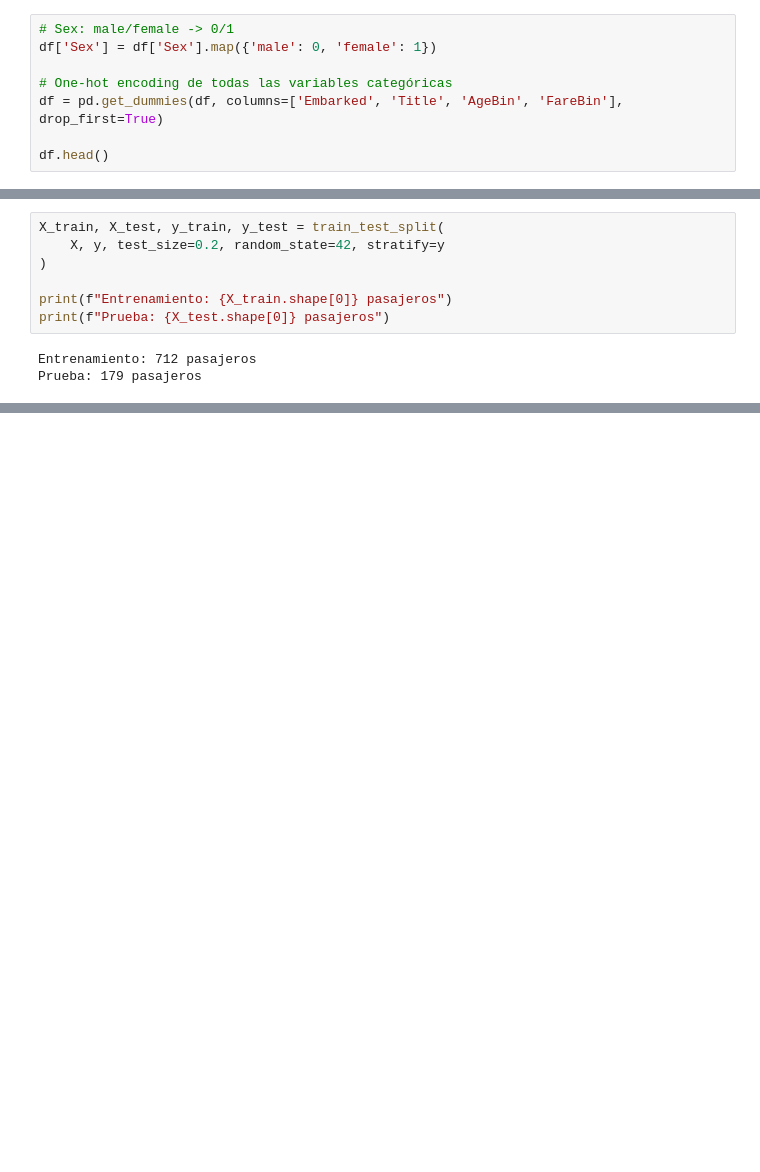
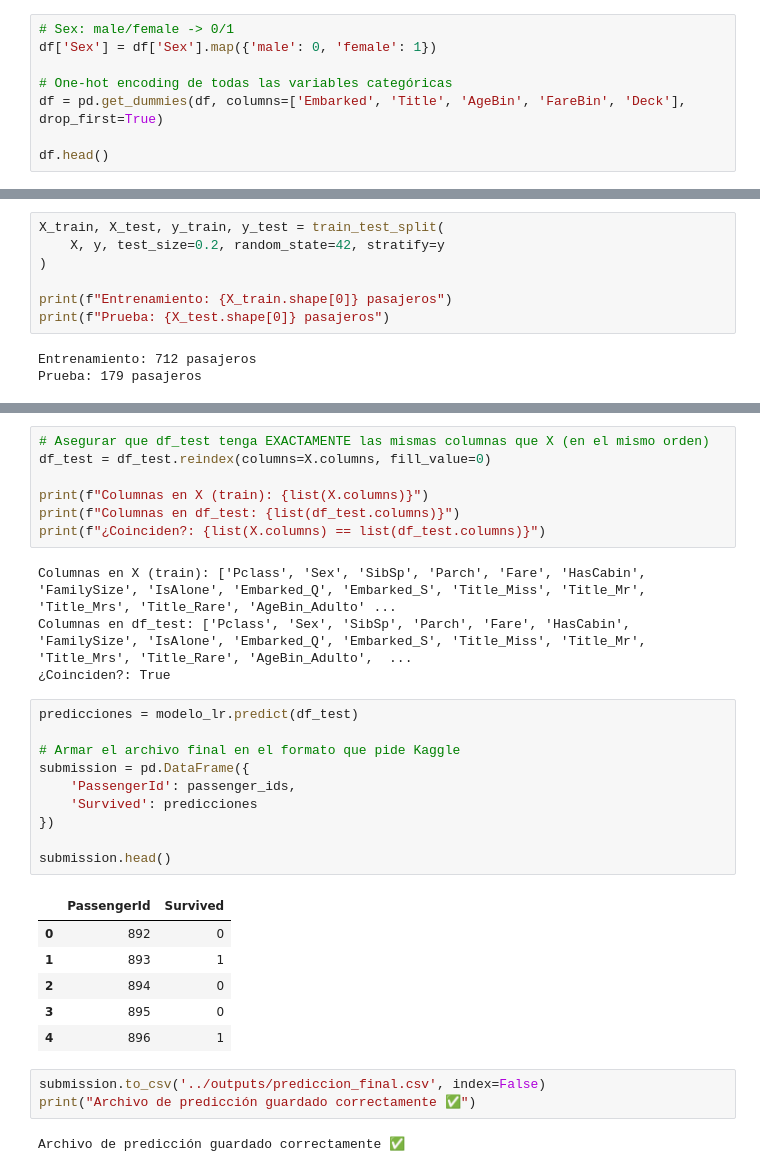
Before and after one commit to cuacmiau25-ctrl/predition-titanic-model, a Jupyter notebook: notebooks/03_modelo.ipynb, the cells around one changed output, grey strips where cells are left out. Saved outputs shown, nothing was run; the diff lists cells and outputs as text; blank space fills up the shorter version.

```diff
--- a/notebooks/03_modelo.ipynb
+++ b/notebooks/03_modelo.ipynb
@@ -21,7 +21,7 @@ df.head()
 df['Sex'] = df['Sex'].map({'male': 0, 'female': 1})
 
 # One-hot encoding de todas las variables categóricas
-df = pd.get_dummies(df, columns=['Embarked', 'Title', 'AgeBin', 'FareBin'], drop_first=True)
+df = pd.get_dummies(df, columns=['Embarked', 'Title', 'AgeBin', 'FareBin', 'Deck'], drop_first=True)
 
 df.head()
 # %% [output]
@@ -338,0 +413,33 @@ Diferencia: 0.087
+# %%
+# Asegurar que df_test tenga EXACTAMENTE las mismas columnas que X (en el mismo orden)
+df_test = df_test.reindex(columns=X.columns, fill_value=0)
+
+print(f"Columnas en X (train): {list(X.columns)}")
+print(f"Columnas en df_test: {list(df_test.columns)}")
+print(f"¿Coinciden?: {list(X.columns) == list(df_test.columns)}")
+# %% [output]
+Columnas en X (train): ['Pclass', 'Sex', 'SibSp', 'Parch', 'Fare', 'HasCabin', 'FamilySize', 'IsAlone', 'Embarked_Q', 'Embarked_S', 'Title_Miss', 'Title_Mr', 'Title_Mrs', 'Title_Rare', 'AgeBin_Adulto' ...
+Columnas en df_test: ['Pclass', 'Sex', 'SibSp', 'Parch', 'Fare', 'HasCabin', 'FamilySize', 'IsAlone', 'Embarked_Q', 'Embarked_S', 'Title_Miss', 'Title_Mr', 'Title_Mrs', 'Title_Rare', 'AgeBin_Adulto',  ...
+¿Coinciden?: True
+# %%
+predicciones = modelo_lr.predict(df_test)
+
+# Armar el archivo final en el formato que pide Kaggle
+submission = pd.DataFrame({
+    'PassengerId': passenger_ids,
+    'Survived': predicciones
+})
+
+submission.head()
+# %% [output]
+|  | PassengerId | Survived |
+| 0 | 892 | 0 |
+| 1 | 893 | 1 |
+| 2 | 894 | 0 |
+| 3 | 895 | 0 |
+| 4 | 896 | 1 |
+# %%
+submission.to_csv('../outputs/prediccion_final.csv', index=False)
+print("Archivo de predicción guardado correctamente ✅")
+# %% [output]
+Archivo de predicción guardado correctamente ✅
```
Also changed, not shown: parts of 23 cells of this notebook, 1 other file.
